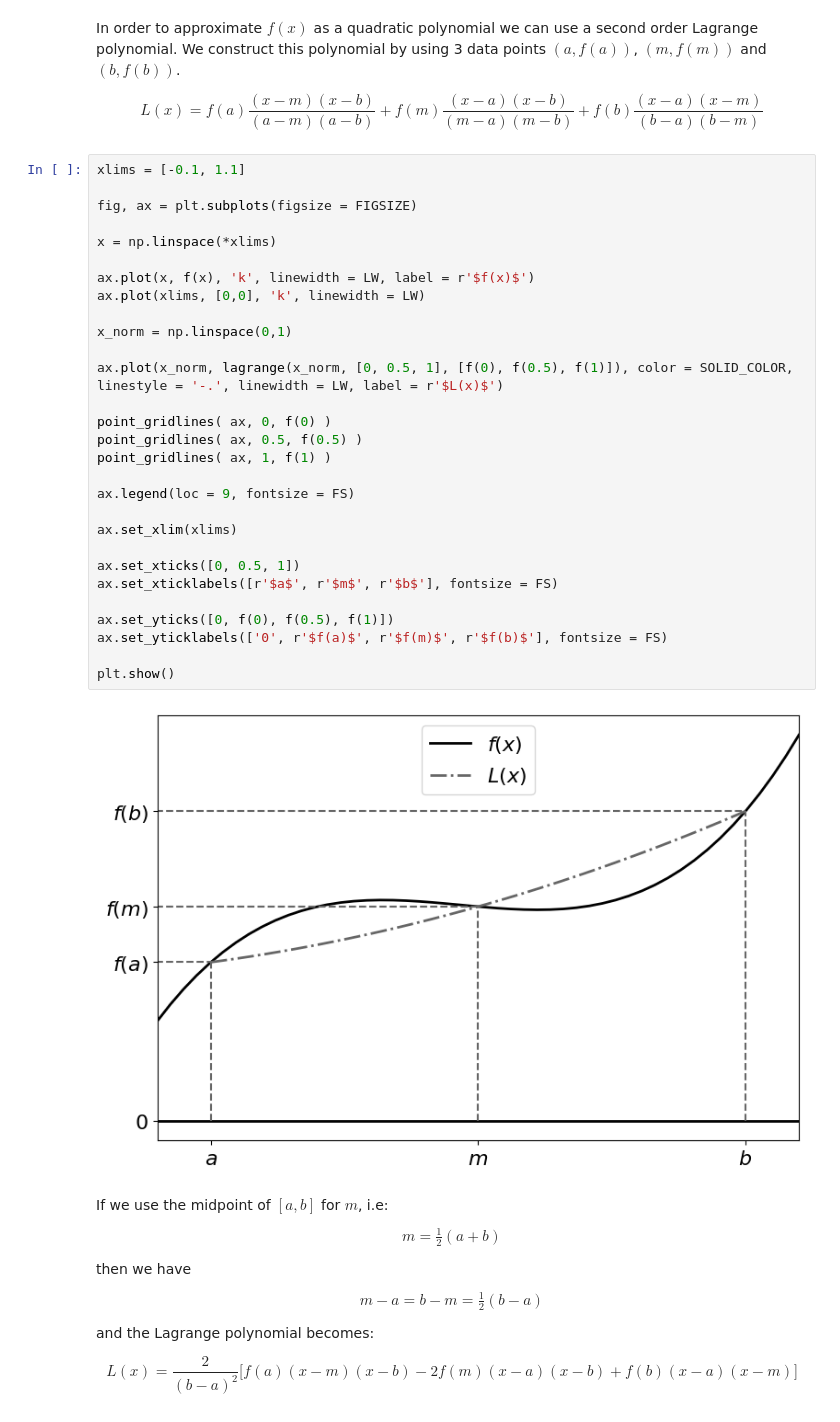
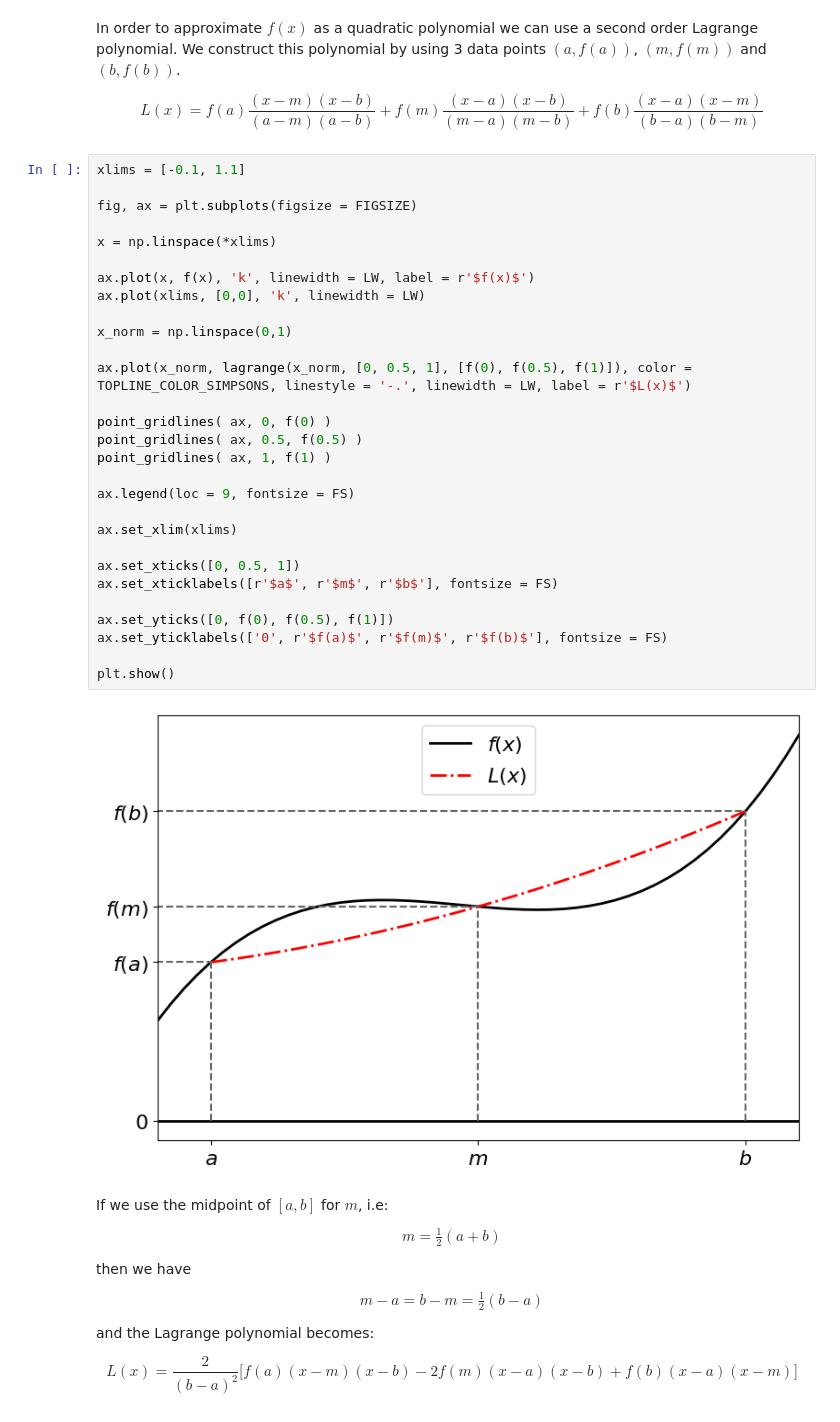
Before and after one commit to maystey/uct-nassp-cm, a Jupyter notebook: book/_build/jupyter_execute/content/numerical-methods/integration/simpson.ipynb, the cells around one changed output. Cells and saved outputs as stored; diff of their text form.

Commit message:
Correct numerical-integration/simpson

```diff
--- a/book/_build/jupyter_execute/content/numerical-methods/integration/simpson.ipynb
+++ b/book/_build/jupyter_execute/content/numerical-methods/integration/simpson.ipynb
@@ -38,34 +41,34 @@ $$
 # %%
 xlims = [-0.1, 1.1]
 
 fig, ax = plt.subplots(figsize = FIGSIZE)
 
 x = np.linspace(*xlims)
 
 ax.plot(x, f(x), 'k', linewidth = LW, label = r'$f(x)$')
 ax.plot(xlims, [0,0], 'k', linewidth = LW)
 
 x_norm = np.linspace(0,1)
 
-ax.plot(x_norm, lagrange(x_norm, [0, 0.5, 1], [f(0), f(0.5), f(1)]), color = SOLID_COLOR, linestyle = '-.', linewidth = LW, label = r'$L(x)$')
+ax.plot(x_norm, lagrange(x_norm, [0, 0.5, 1], [f(0), f(0.5), f(1)]), color = TOPLINE_COLOR_SIMPSONS, linestyle = '-.', linewidth = LW, label = r'$L(x)$')
 
 point_gridlines( ax, 0, f(0) )
 point_gridlines( ax, 0.5, f(0.5) )
 point_gridlines( ax, 1, f(1) )
 
 ax.legend(loc = 9, fontsize = FS)
 
 ax.set_xlim(xlims)
 
 ax.set_xticks([0, 0.5, 1])
 ax.set_xticklabels([r'$a$', r'$m$', r'$b$'], fontsize = FS)
 
 ax.set_yticks([0, f(0), f(0.5), f(1)])
 ax.set_yticklabels(['0', r'$f(a)$', r'$f(m)$', r'$f(b)$'], fontsize = FS)
 
 plt.show()
 # %% [output]
-[figure, old version]
+[figure, new version]
 # %% [markdown]
 If we use the midpoint of $[a, b]$ for $m$, i.e:
 
```
Also changed, not shown: parts of 5 cells of this notebook, 26 other files.
